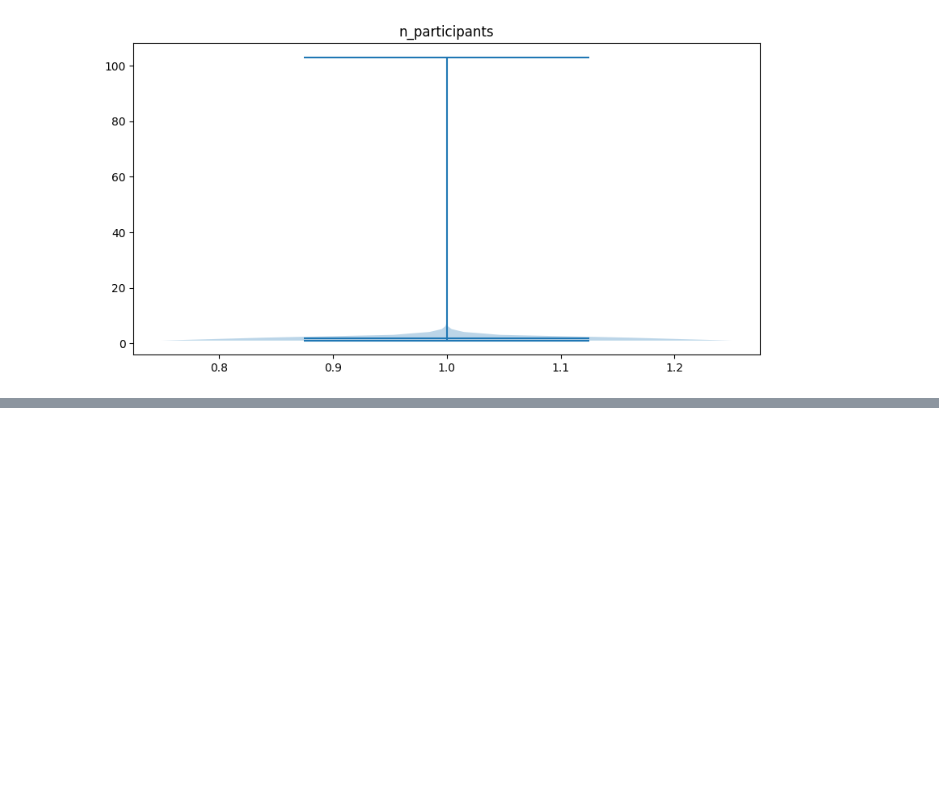
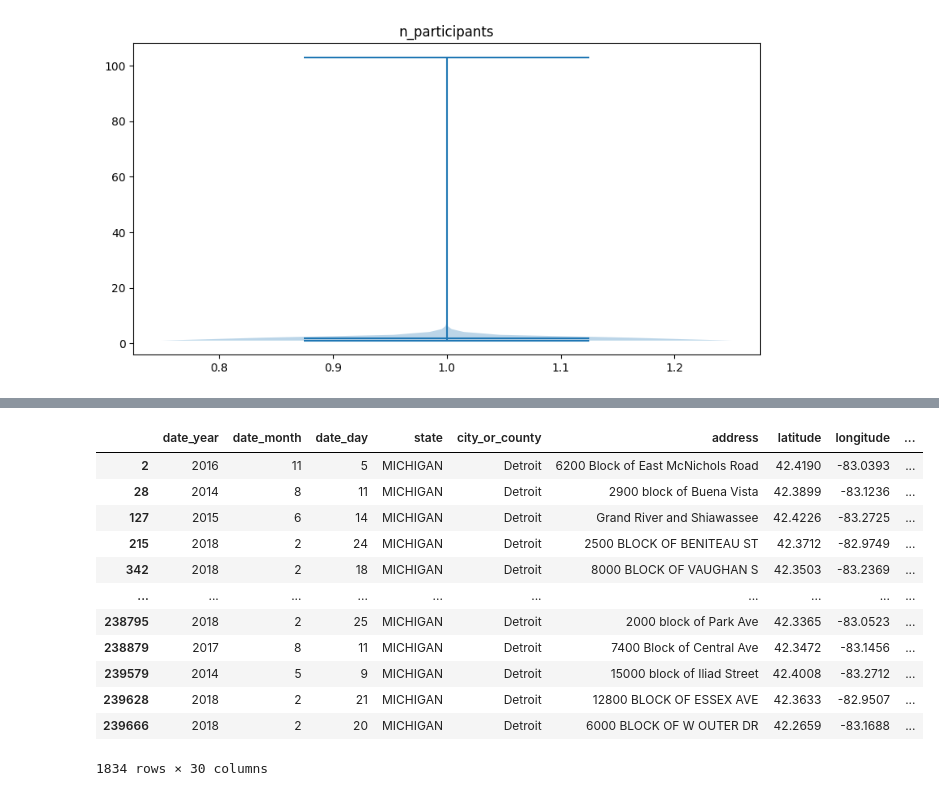
Before and after one commit to gentannipea/DataMining-2023, a Jupyter notebook: notebooks/simone/DU.ipynb, the cells around one changed output, grey strips where cells are left out. Saved outputs shown, nothing was run; the diff lists cells and outputs as text; code cells hidden in the pictures; blank space fills up the shorter version.

```diff
--- a/notebooks/simone/DU.ipynb
+++ b/notebooks/simone/DU.ipynb
@@ -228,0 +265,16 @@ for col in ['n_participants_child', 'n_participants_teen', 'n_participants_adult
+# %%
+incidents[incidents['city_or_county'] == 'Detroit']
+# %% [output]
+|  | date_year | date_month | date_day | state | city_or_county | address | latitude | longitude | ... |
+| 2 | 2016 | 11 | 5 | MICHIGAN | Detroit | 6200 Block of East McNichols Road | 42.4190 | -83.0393 | ... |
+| 28 | 2014 | 8 | 11 | MICHIGAN | Detroit | 2900 block of Buena Vista | 42.3899 | -83.1236 | ... |
+| 127 | 2015 | 6 | 14 | MICHIGAN | Detroit | Grand River and Shiawassee | 42.4226 | -83.2725 | ... |
+| 215 | 2018 | 2 | 24 | MICHIGAN | Detroit | 2500 BLOCK OF BENITEAU ST | 42.3712 | -82.9749 | ... |
+| 342 | 2018 | 2 | 18 | MICHIGAN | Detroit | 8000 BLOCK OF VAUGHAN S | 42.3503 | -83.2369 | ... |
+| ... | ... | ... | ... | ... | ... | ... | ... | ... | ... |
+| 238795 | 2018 | 2 | 25 | MICHIGAN | Detroit | 2000 block of Park Ave | 42.3365 | -83.0523 | ... |
+| 238879 | 2017 | 8 | 11 | MICHIGAN | Detroit | 7400 Block of Central Ave | 42.3472 | -83.1456 | ... |
+| 239579 | 2014 | 5 | 9 | MICHIGAN | Detroit | 15000 block of Iliad Street | 42.4008 | -83.2712 | ... |
+| 239628 | 2018 | 2 | 21 | MICHIGAN | Detroit | 12800 BLOCK OF ESSEX AVE | 42.3633 | -82.9507 | ... |
+| 239666 | 2018 | 2 | 20 | MICHIGAN | Detroit | 6000 BLOCK OF W OUTER DR | 42.2659 | -83.1688 | ... |
+1834 rows × 30 columns
```
Also changed, not shown: parts of 4 cells of this notebook, 1 other file.
